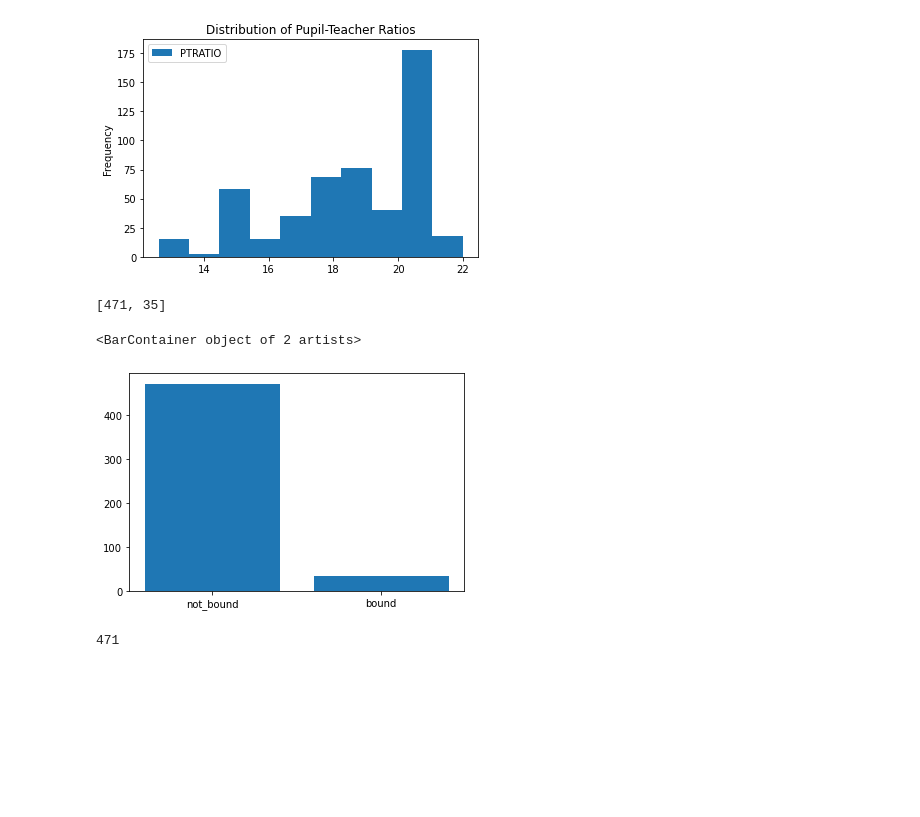
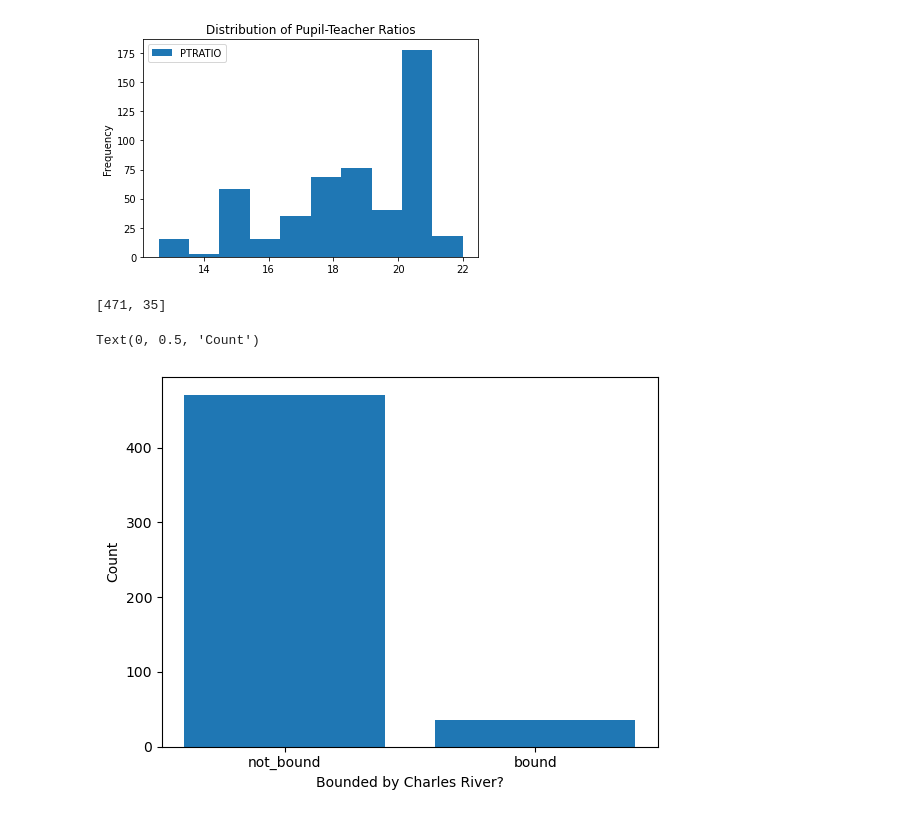
Before and after one commit to anitarestrepo16/machine-learning-class-2023, a Jupyter notebook: Pset1/PSet1.ipynb, the cells around one changed output. Saved outputs shown, nothing was run; the diff lists cells and outputs as text; code cells hidden in the pictures; blank space fills up the shorter version.

```diff
--- a/Pset1/PSet1.ipynb
+++ b/Pset1/PSet1.ipynb
@@ -32,14 +32,12 @@ boston.plot(y='PTRATIO', kind='hist', title='Distribution of Pupil-Teacher Ratio
 # %%
 names = ['not_bound', 'bound']
 values = [boston.CHAS.value_counts()[0], boston.CHAS.value_counts()[1]]
 print(values)
 plt.plot()
 plt.bar(names, values)
+plt.xlabel("Bounded by Charles River?")
+plt.ylabel("Count")
 # %% [output]
 [471, 35]
-<BarContainer object of 2 artists>
+Text(0, 0.5, 'Count')
-[figure, old version]
+[figure, new version]
-# %%
-boston.CHAS.value_counts()[0]
-# %% [output]
-471
```
Also changed, not shown: parts of 3 cells of this notebook.
